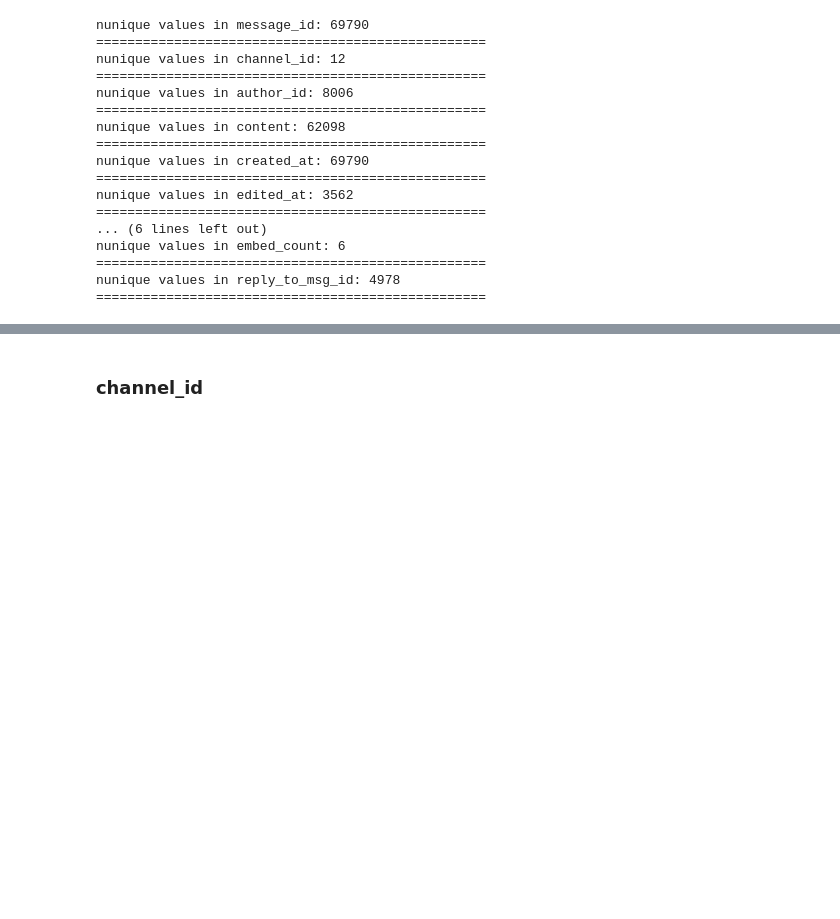
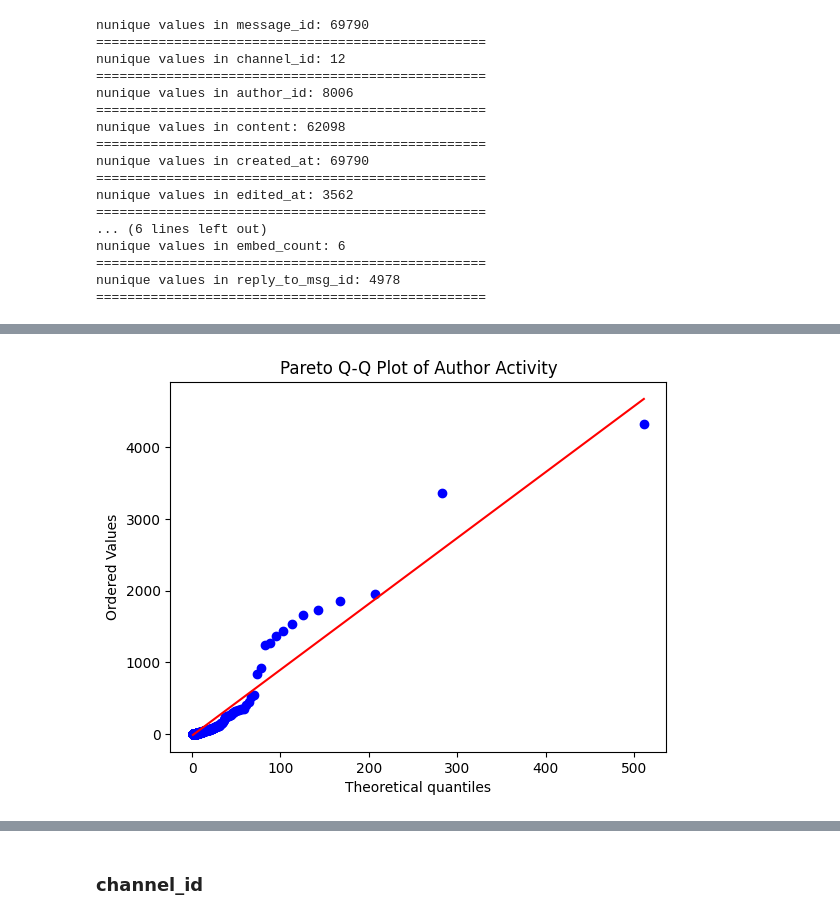
Before and after one commit to Aryan-Kaisth/Discord_Moderation_Bot, a Jupyter notebook: EDA.ipynb, the cells around one changed output, grey strips where cells are left out. Saved outputs shown, nothing was run; the diff lists cells and outputs as text; code cells hidden in the pictures; blank space fills up the shorter version.

```diff
--- a/EDA.ipynb
+++ b/EDA.ipynb
@@ -373,0 +401,7 @@ plt.show()
+# %%
+# Plotting QQ-plot to check for pareto distribution
+stats.probplot(x, dist='pareto', plot=plt, sparams=1.5)
+plt.title("Pareto Q-Q Plot of Author Activity")
+plt.show()
+# %% [output]
+[figure, added]
```
Also changed, not shown: parts of 18 cells of this notebook.
